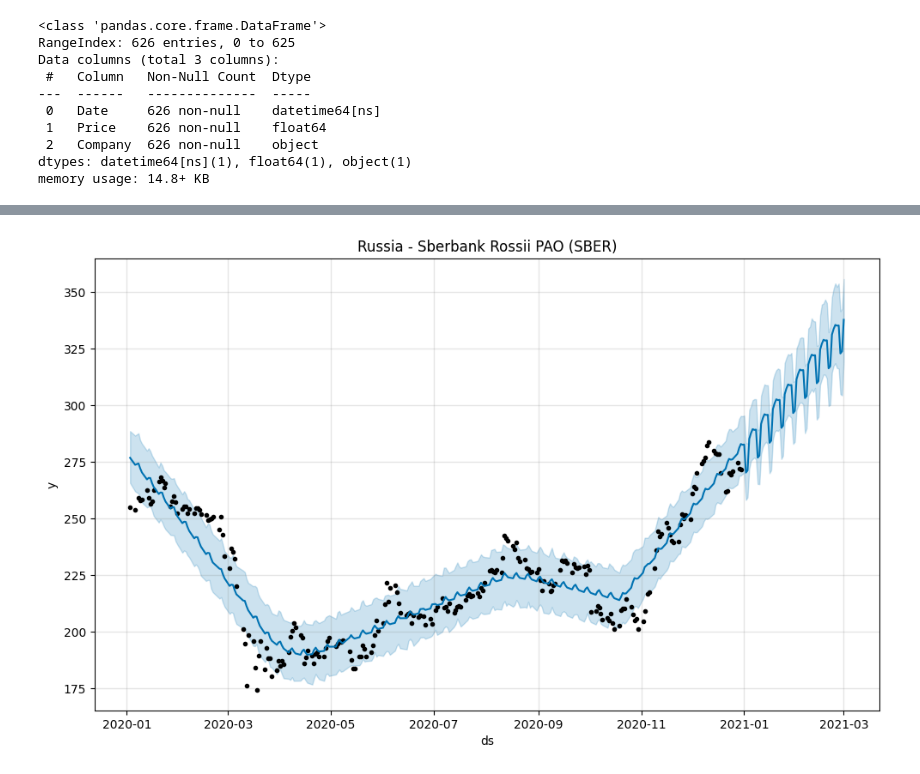
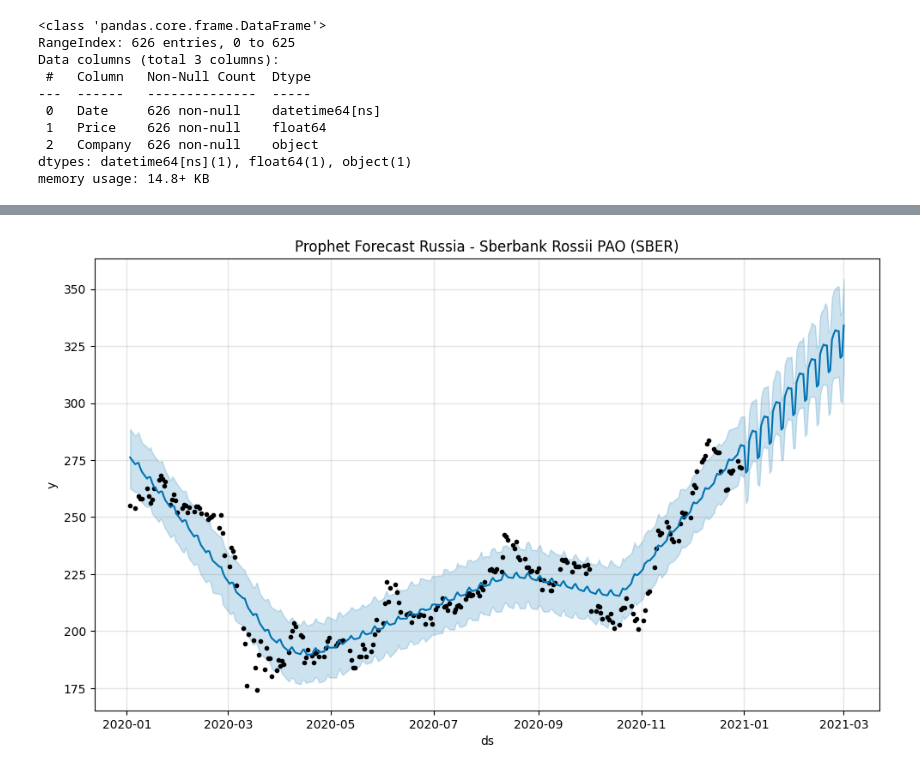
Before and after one commit to Wnjoki/ewcefOAeo7tEyNDX-ValueInvesto, a Jupyter notebook: ValueInvestor.ipynb, the cells around one changed output, grey strips where cells are left out. Saved outputs shown, nothing was run; the diff lists cells and outputs as text; code cells hidden in the pictures.

```diff
--- a/ValueInvestor.ipynb
+++ b/ValueInvestor.ipynb
@@ -1039,14 +1010,11 @@ print(prediction[['ds', 'yhat', 'yhat_lower', 'yhat_upper']].tail())
 # %%
-#data
-SBER_data = data[data['Company'] == 'Russia - Sberbank Rossii PAO (S'].copy()
-KCHOL_data = data[data['Company'] == 'Turkey - Koc Holding AS (KCHOL)'].copy()
-#Price Action Prediction
+#Price Action Forecast
 model = Prophet()                                                               #creating an instant of prophet class in model.
 model.fit(train_data_SBER)                                                           #fitting data_frame to the model.
 future = model.make_future_dataframe(len(test_data_SBER))
 forecast = model.predict(future)                                                #using predict function of python, predicting the values for future data values and storing it in forecast.
 model.plot(forecast)
-plt.title('Russia - Sberbank Rossii PAO (SBER)')                                                            #plotting the values in forecast using atplotlib.
+plt.title('Prophet Forecast Russia - Sberbank Rossii PAO (SBER)')                                                            #plotting the values in forecast using atplotlib.
 plt.show()
 # %% [output]
 INFO:prophet:Disabling yearly seasonality. Run prophet with yearly_seasonality=True to override this.
@@ -1062,2 +1030,2 @@ INFO:cmdstanpy:Chain [1] start processing
 INFO:cmdstanpy:Chain [1] done processing
-[figure, old version]
+[figure, new version]
```
Also changed, not shown: parts of 25 cells of this notebook.
